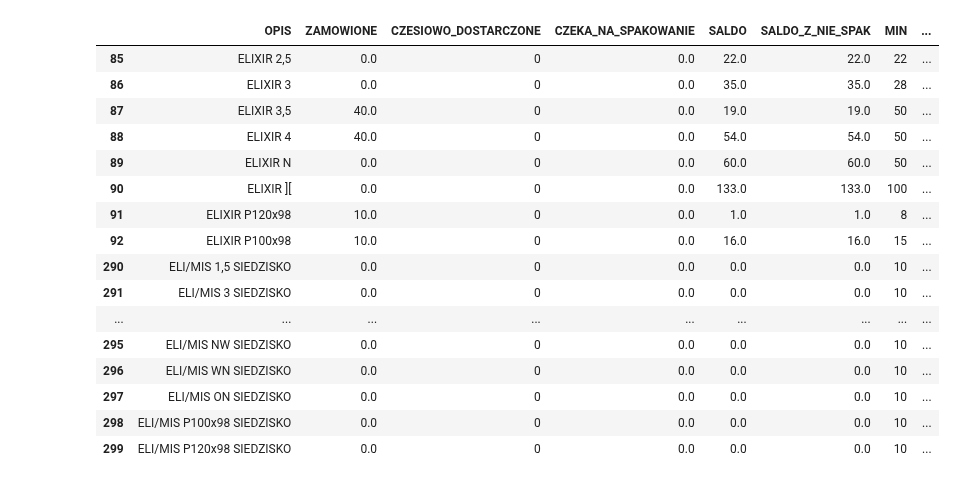
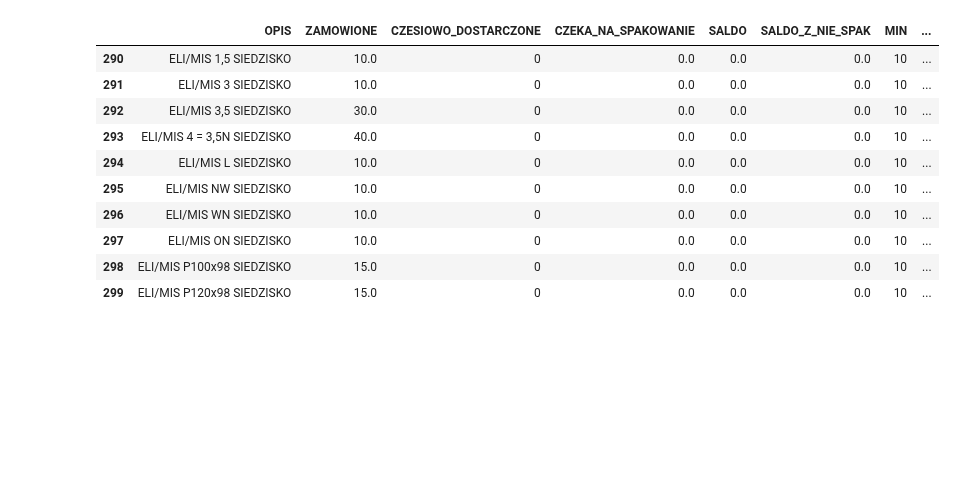
Before and after one commit to Mogarthron/Magazynier, a Jupyter notebook: ANALIZA_PIANEK.ipynb, the cells around one changed output. Saved outputs shown, nothing was run; the diff lists cells and outputs as text; code cells hidden in the pictures; blank space fills up the shorter version.

```diff
--- a/ANALIZA_PIANEK.ipynb
+++ b/ANALIZA_PIANEK.ipynb
@@ -64,24 +79,18 @@ from Pianki.Analiza_pianek.Podsumowanie_analizy_pianek import Podsumowanie_anali
 arp = Podsumowanie_analizy_pianek(izp)
 # arc = Podsumowanie_analizy_pianek(izc)
 # %%
-arp["ELIXIR"].ar
+arp["ELI/MIS"].ar
 # %% [output]
 |  | OPIS | ZAMOWIONE | CZESIOWO_DOSTARCZONE | CZEKA_NA_SPAKOWANIE | SALDO | SALDO_Z_NIE_SPAK | MIN | ... |
-| 85 | ELIXIR 2,5 | 0.0 | 0 | 0.0 | 22.0 | 22.0 | 22 | ... |
-| 86 | ELIXIR 3 | 0.0 | 0 | 0.0 | 35.0 | 35.0 | 28 | ... |
-| 87 | ELIXIR 3,5 | 40.0 | 0 | 0.0 | 19.0 | 19.0 | 50 | ... |
-| 88 | ELIXIR 4 | 40.0 | 0 | 0.0 | 54.0 | 54.0 | 50 | ... |
-| 89 | ELIXIR N | 0.0 | 0 | 0.0 | 60.0 | 60.0 | 50 | ... |
-| 90 | ELIXIR ][ | 0.0 | 0 | 0.0 | 133.0 | 133.0 | 100 | ... |
-| 91 | ELIXIR P120x98 | 10.0 | 0 | 0.0 | 1.0 | 1.0 | 8 | ... |
-| 92 | ELIXIR P100x98 | 10.0 | 0 | 0.0 | 16.0 | 16.0 | 15 | ... |
-| 290 | ELI/MIS 1,5 SIEDZISKO | 0.0 | 0 | 0.0 | 0.0 | 0.0 | 10 | ... |
-| 291 | ELI/MIS 3 SIEDZISKO | 0.0 | 0 | 0.0 | 0.0 | 0.0 | 10 | ... |
-| ... | ... | ... | ... | ... | ... | ... | ... | ... |
-| 295 | ELI/MIS NW SIEDZISKO | 0.0 | 0 | 0.0 | 0.0 | 0.0 | 10 | ... |
-| 296 | ELI/MIS WN SIEDZISKO | 0.0 | 0 | 0.0 | 0.0 | 0.0 | 10 | ... |
-| 297 | ELI/MIS ON SIEDZISKO | 0.0 | 0 | 0.0 | 0.0 | 0.0 | 10 | ... |
-| 298 | ELI/MIS P100x98 SIEDZISKO | 0.0 | 0 | 0.0 | 0.0 | 0.0 | 10 | ... |
-| 299 | ELI/MIS P120x98 SIEDZISKO | 0.0 | 0 | 0.0 | 0.0 | 0.0 | 10 | ... |
+| 290 | ELI/MIS 1,5 SIEDZISKO | 10.0 | 0 | 0.0 | 0.0 | 0.0 | 10 | ... |
+| 291 | ELI/MIS 3 SIEDZISKO | 10.0 | 0 | 0.0 | 0.0 | 0.0 | 10 | ... |
+| 292 | ELI/MIS 3,5 SIEDZISKO | 30.0 | 0 | 0.0 | 0.0 | 0.0 | 10 | ... |
+| 293 | ELI/MIS 4 = 3,5N SIEDZISKO | 40.0 | 0 | 0.0 | 0.0 | 0.0 | 10 | ... |
+| 294 | ELI/MIS L SIEDZISKO | 10.0 | 0 | 0.0 | 0.0 | 0.0 | 10 | ... |
+| 295 | ELI/MIS NW SIEDZISKO | 10.0 | 0 | 0.0 | 0.0 | 0.0 | 10 | ... |
+| 296 | ELI/MIS WN SIEDZISKO | 10.0 | 0 | 0.0 | 0.0 | 0.0 | 10 | ... |
+| 297 | ELI/MIS ON SIEDZISKO | 10.0 | 0 | 0.0 | 0.0 | 0.0 | 10 | ... |
+| 298 | ELI/MIS P100x98 SIEDZISKO | 15.0 | 0 | 0.0 | 0.0 | 0.0 | 10 | ... |
+| 299 | ELI/MIS P120x98 SIEDZISKO | 15.0 | 0 | 0.0 | 0.0 | 0.0 | 10 | ... |
 # %%
 (arp > 1).query("GRUPA < 4")
```
Also changed, not shown: parts of 5 cells of this notebook.
